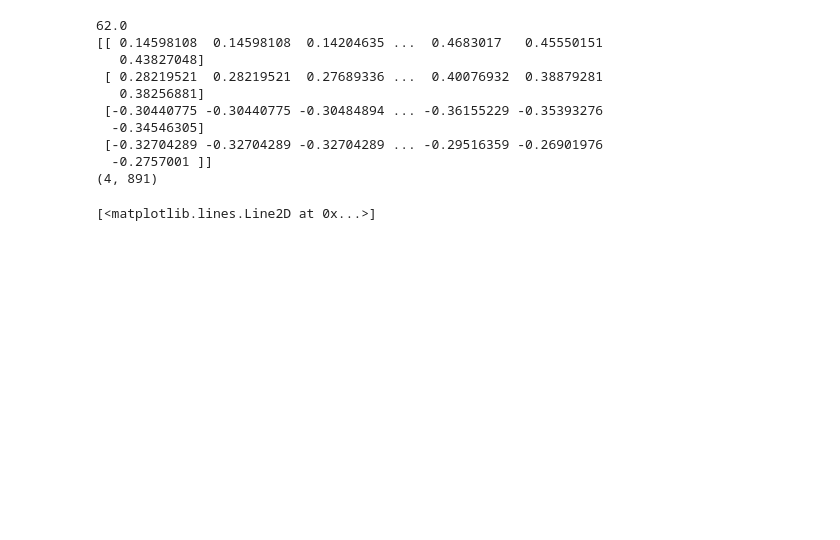
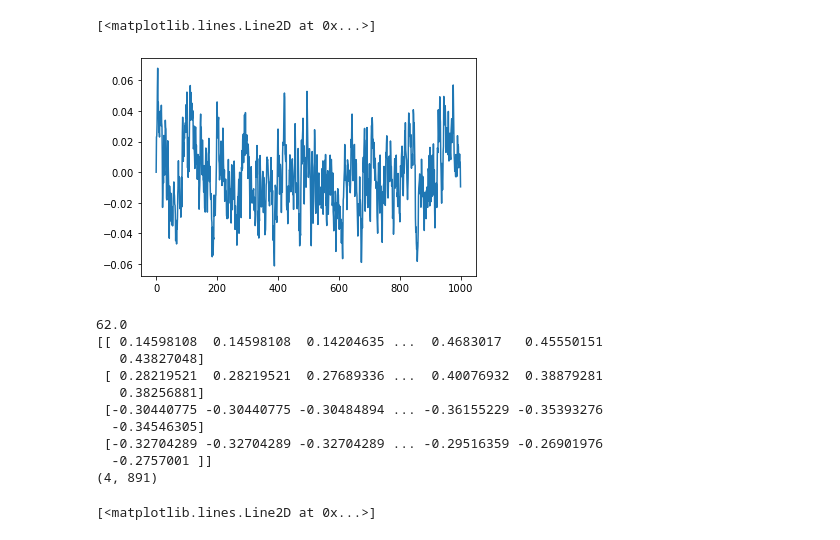
Before and after one commit to vladislav-horbatiuk/rspl_neuron_experiments, a Jupyter notebook: test_recurr_sigmoid_piecewise_neuron_forecasting.ipynb, the cells around one changed output. Drawn from its saved outputs; the diff is of its cells as text; code cells hidden in the pictures; blank space fills up the shorter version.

```diff
--- a/test_recurr_sigmoid_piecewise_neuron_forecasting.ipynb
+++ b/test_recurr_sigmoid_piecewise_neuron_forecasting.ipynb
@@ -54,6 +54,24 @@ np.random.seed(0)
 torch.manual_seed(0)
 
 torch.set_printoptions(precision=10)
+# %%
+def gen_random_walk(length, max_abs_value):
+    walk = [0]
+    curr_value = 0
+    walk_max_abs = 0
+    for _ in range(length - 1):
+        curr_value += np.random.normal(-curr_value / 5.)
+        walk_max_abs = max(walk_max_abs, abs(curr_value))
+        walk.append(curr_value)
+    walk = torch.tensor(walk)
+    return walk / walk_max_abs * max_abs_value
+
+
+walk = gen_random_walk(1000, 0.068)
+plt.plot(range(walk.shape[0]), walk)
+# %% [output]
+[<matplotlib.lines.Line2D at 0x...>]
+[figure, added]
 # %%
 df = pd.read_csv('heart_rate.csv')
 print(df['T4'][890])
```
Also changed, not shown: parts of 24 cells of this notebook, 15 other files.
